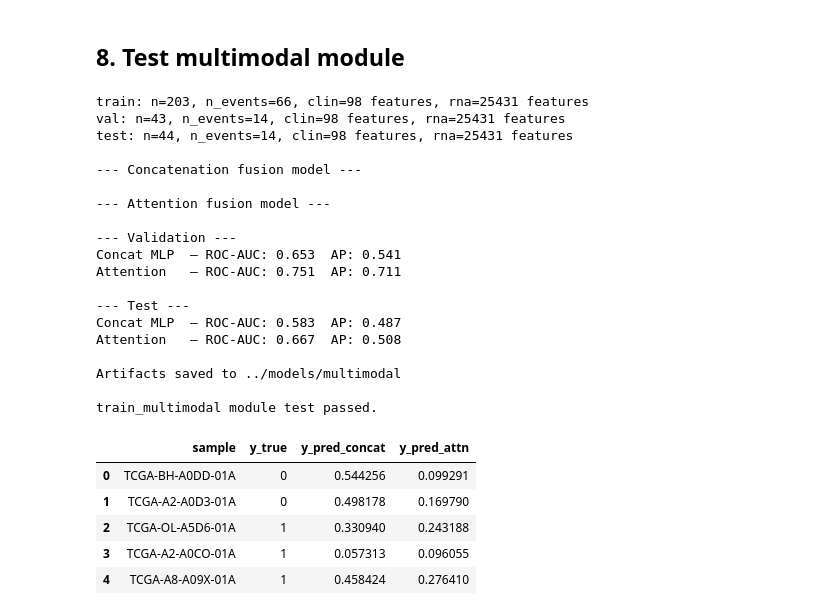
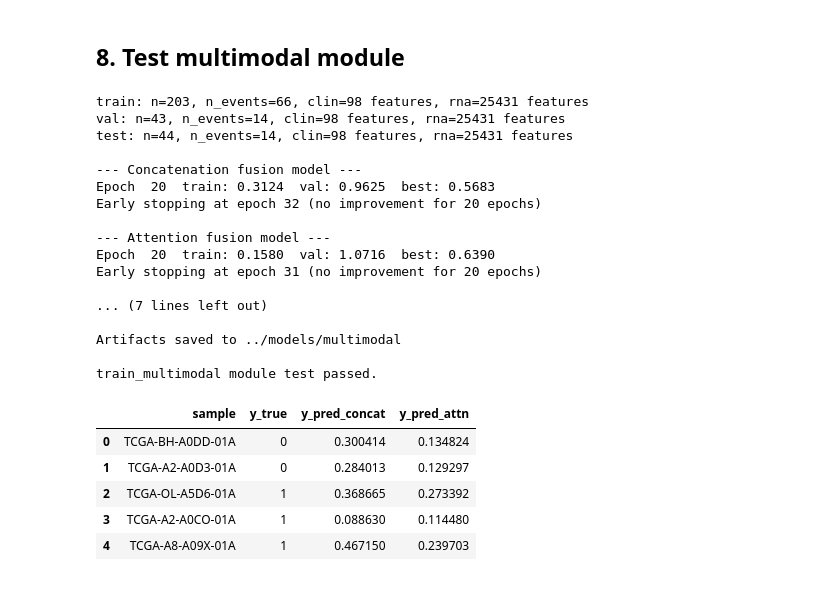
Before and after one commit to dpolioudakis/tcga-multimodal-survival, a Jupyter notebook: notebooks/08_train_multimodal.ipynb, the cells around one changed output. Drawn from its saved outputs; the diff is of its cells as text; code cells hidden in the pictures.

Commit message:
Update docs to reflect updated training routine

```diff
--- a/notebooks/08_train_multimodal.ipynb
+++ b/notebooks/08_train_multimodal.ipynb
@@ -522,7 +522,7 @@ result = subprocess.run(
         "../scripts/train_multimodal.py",
         "--assembled-dir", "../data/processed/assembled",
         "--outdir",        "../models/multimodal",
-        "--n-epochs",      "10",
+        "--n-epochs",      "200",
         "--random-state",  "42",
     ],
     capture_output=True,
@@ -556,43 +556,41 @@ assert {"sample", "y_true", "y_pred_concat", "y_pred_attn"}.issubset(preds_val_d
 assert preds_val_df["y_pred_concat"].between(0, 1).all(),  "concat val probs out of range"
 assert preds_val_df["y_pred_attn"].between(0, 1).all(),    "attn val probs out of range"
 assert preds_test_df["y_pred_concat"].between(0, 1).all(), "concat test probs out of range"
 assert preds_test_df["y_pred_attn"].between(0, 1).all(),   "attn test probs out of range"
 
 # metadata records correct feature counts
 assert meta["dataset_statistics"]["n_clin_features"] == X_clin_train_df.shape[1], "clin feature count mismatch"
 assert meta["dataset_statistics"]["n_rna_features"]  == X_rna_train_df.shape[1],  "rna feature count mismatch"
 assert meta["dataset_statistics"]["n_samples_train"] == len(y_train), "train sample count mismatch"
-assert meta["key_parameters_used"]["n_epochs"]       == 10,           "epoch count mismatch"
+assert meta["key_parameters_used"]["n_epochs"]       == 200,           "epoch count mismatch"
 
 # loaded models have expected architecture
 assert hasattr(concat_loaded, "head"), "concat model missing head"
 assert hasattr(attn_loaded,   "attention"), "attn model missing attention layer"
 
 print("train_multimodal module test passed.")
 display(preds_val_df.head())
 # %% [output]
 train: n=203, n_events=66, clin=98 features, rna=25431 features
 val: n=43, n_events=14, clin=98 features, rna=25431 features
 test: n=44, n_events=14, clin=98 features, rna=25431 features
 
 --- Concatenation fusion model ---
+Epoch  20  train: 0.3124  val: 0.9625  best: 0.5683
+Early stopping at epoch 32 (no improvement for 20 epochs)
 
 --- Attention fusion model ---
+Epoch  20  train: 0.1580  val: 1.0716  best: 0.6390
+Early stopping at epoch 31 (no improvement for 20 epochs)
 
---- Validation ---
-Concat MLP  — ROC-AUC: 0.653  AP: 0.541
-Attention   — ROC-AUC: 0.751  AP: 0.711
-
---- Test ---
-Concat MLP  — ROC-AUC: 0.583  AP: 0.487
-Attention   — ROC-AUC: 0.667  AP: 0.508
+... (7 lines left out)
 
 Artifacts saved to ../models/multimodal
 
 train_multimodal module test passed.
 |  | sample | y_true | y_pred_concat | y_pred_attn |
-| 0 | TCGA-BH-A0DD-01A | 0 | 0.544256 | 0.099291 |
-| 1 | TCGA-A2-A0D3-01A | 0 | 0.498178 | 0.169790 |
-| 2 | TCGA-OL-A5D6-01A | 1 | 0.330940 | 0.243188 |
-| 3 | TCGA-A2-A0CO-01A | 1 | 0.057313 | 0.096055 |
-| 4 | TCGA-A8-A09X-01A | 1 | 0.458424 | 0.276410 |
+| 0 | TCGA-BH-A0DD-01A | 0 | 0.300414 | 0.134824 |
+| 1 | TCGA-A2-A0D3-01A | 0 | 0.284013 | 0.129297 |
+| 2 | TCGA-OL-A5D6-01A | 1 | 0.368665 | 0.273392 |
+| 3 | TCGA-A2-A0CO-01A | 1 | 0.088630 | 0.114480 |
+| 4 | TCGA-A8-A09X-01A | 1 | 0.467150 | 0.239703 |
```
Also changed, not shown: parts of 4 cells of this notebook, 8 other files.
